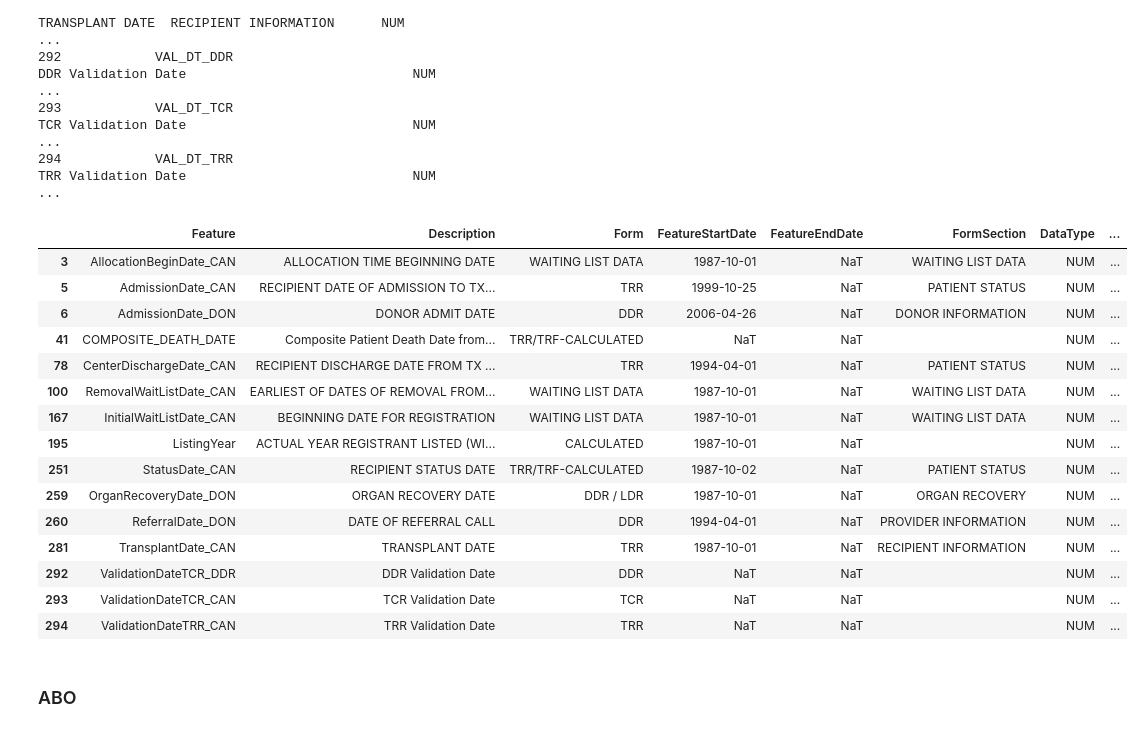
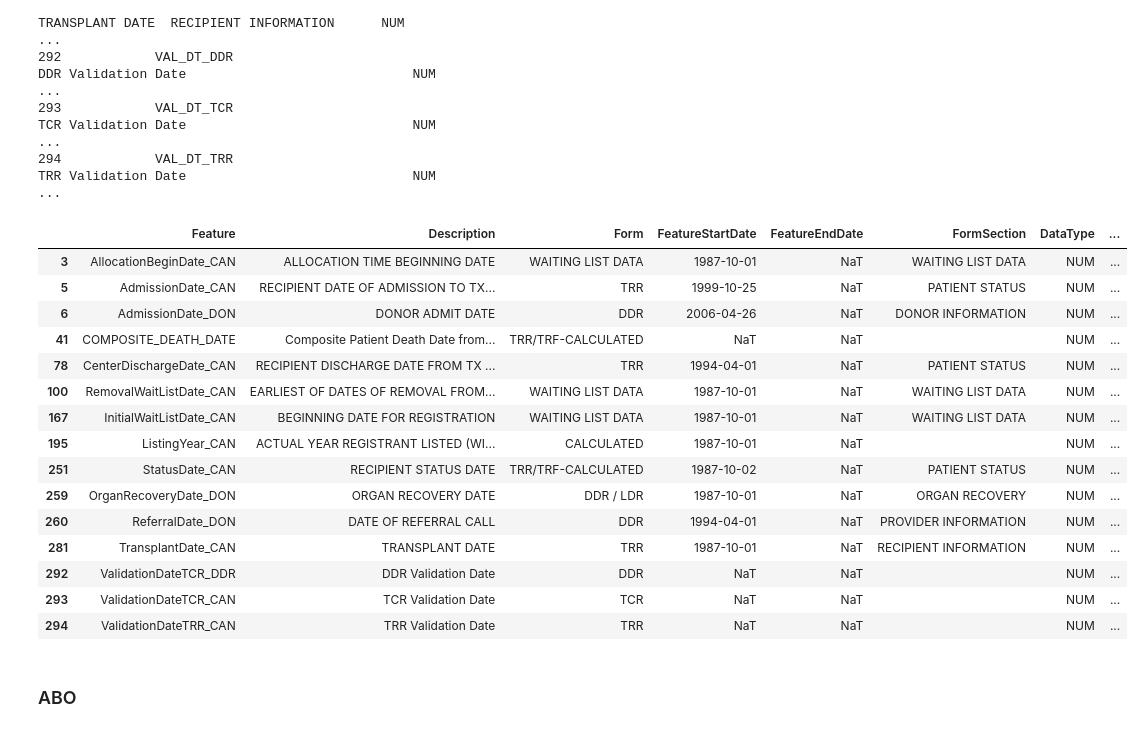
Before and after one commit to SirErikPak/UNOS, a Jupyter notebook: Notebook/WranglePrep.ipynb, the cells around one changed output. Drawn from its saved outputs; the diff is of its cells as text; code cells hidden in the pictures.

```diff
--- a/Notebook/WranglePrep.ipynb
+++ b/Notebook/WranglePrep.ipynb
@@ -877,27 +877,27 @@ for col in convertDate:
 # %%
 # mapping
 colMap = {'ACTIVATE_DATE': 'AllocationBeginDate_CAN', 'ADMISSION_DATE':'AdmissionDate_CAN', 'ADMIT_DATE_DON':'AdmissionDate_DON',
-          'VAL_DT_TCR':'ValidationDateTCR_CAN','VAL_DT_TRR':'ValidationDateTRR_CAN', 'VAL_DT_DDR':'ValidationDateTCR_DDR','LISTYR':'ListingYear',
+          'VAL_DT_TCR':'ValidationDateTCR_CAN','VAL_DT_TRR':'ValidationDateTRR_CAN', 'VAL_DT_DDR':'ValidationDateTCR_DDR','LISTYR':'ListingYear_CAN',
           'DISCHARGE_DATE':'CenterDischargeDate_CAN', 'END_DATE':'RemovalWaitListDate_CAN', 'INIT_DATE':'InitialWaitListDate_CAN',
           'PX_STAT_DATE':'StatusDate_CAN', 'RECOVERY_DATE_DON':'OrganRecoveryDate_DON', 'REFERRAL_DATE':'ReferralDate_DON', 'TX_DATE':'TransplantDate_CAN'}
 
 # update column names & data dictionary
 df, df_dict = uf.mapping_data_and_dictionary(df, df_dict, colMap, idx, feature_info='DateTime', txt='mm/dd/yyyy')
 df_dict = uf.update_dictionary_information(df_dict, [192], txt=f"YYYY")
 df_dict = uf.update_dictionary_information(df_dict, [288,289,290], txt=f"ddmonthyyyy:time").copy()
 
 # display
 df_dict.iloc[idx]
 # %% [output]
 |  | Feature | Description | Form | FeatureStartDate | FeatureEndDate | FormSection | DataType | ... |
 | 3 | AllocationBeginDate_CAN | ALLOCATION TIME BEGINNING DATE | WAITING LIST DATA | 1987-10-01 | NaT | WAITING LIST DATA | NUM | ... |
 | 5 | AdmissionDate_CAN | RECIPIENT DATE OF ADMISSION TO TX... | TRR | 1999-10-25 | NaT | PATIENT STATUS | NUM | ... |
 | 6 | AdmissionDate_DON | DONOR ADMIT DATE | DDR | 2006-04-26 | NaT | DONOR INFORMATION | NUM | ... |
 | 41 | COMPOSITE_DEATH_DATE | Composite Patient Death Date from... | TRR/TRF-CALCULATED | NaT | NaT |  | NUM | ... |
 | 78 | CenterDischargeDate_CAN | RECIPIENT DISCHARGE DATE FROM TX ... | TRR | 1994-04-01 | NaT | PATIENT STATUS | NUM | ... |
 | 100 | RemovalWaitListDate_CAN | EARLIEST OF DATES OF REMOVAL FROM... | WAITING LIST DATA | 1987-10-01 | NaT | WAITING LIST DATA | NUM | ... |
 | 167 | InitialWaitListDate_CAN | BEGINNING DATE FOR REGISTRATION | WAITING LIST DATA | 1987-10-01 | NaT | WAITING LIST DATA | NUM | ... |
-| 195 | ListingYear | ACTUAL YEAR REGISTRANT LISTED (WI... | CALCULATED | 1987-10-01 | NaT |  | NUM | ... |
+| 195 | ListingYear_CAN | ACTUAL YEAR REGISTRANT LISTED (WI... | CALCULATED | 1987-10-01 | NaT |  | NUM | ... |
 | 251 | StatusDate_CAN | RECIPIENT STATUS DATE | TRR/TRF-CALCULATED | 1987-10-02 | NaT | PATIENT STATUS | NUM | ... |
 | 259 | OrganRecoveryDate_DON | ORGAN RECOVERY DATE | DDR / LDR | 1987-10-01 | NaT | ORGAN RECOVERY | NUM | ... |
 | 260 | ReferralDate_DON | DATE OF REFERRAL CALL | DDR | 1994-04-01 | NaT | PROVIDER INFORMATION | NUM | ... |
```
Also changed, not shown: parts of 4 cells of this notebook, 1 other file.
